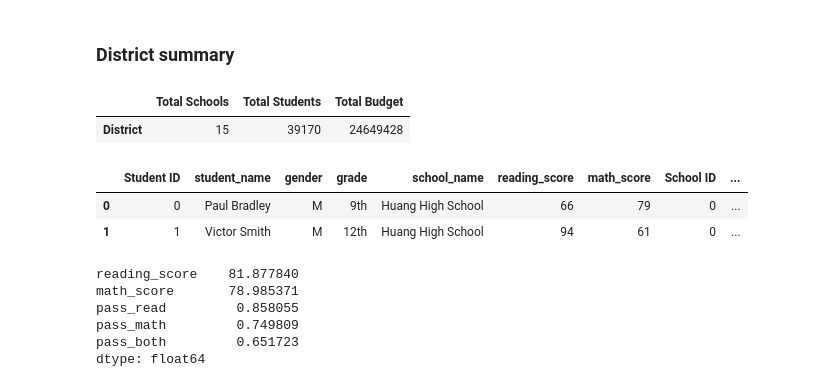
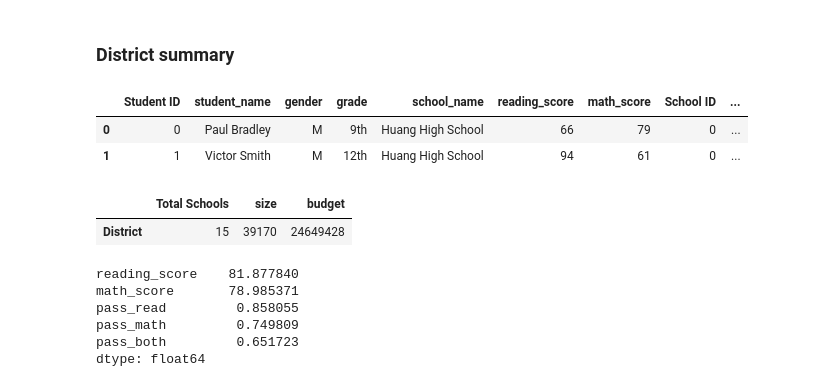
Before and after one commit to tri-bui/sandbox-analytics, a Jupyter notebook: pyschools/pycityschools.ipynb, the cells around one changed output. Saved outputs shown, nothing was run; the diff lists cells and outputs as text; code cells hidden in the pictures.

Commit message:
Refactor 'district summary' section in pyschools/pycityschools.ipynb

```diff
--- a/pyschools/pycityschools.ipynb
+++ b/pyschools/pycityschools.ipynb
@@ -86,25 +86,24 @@ print(pre, suf)
 ['Erik', 'Cory', 'Noah', 'Tony', 'Cody', 'Mark', 'Omar', 'Jon', 'Greg', 'Juan', 'Ryan', 'Adam', 'Seth', 'Todd', 'Sean', 'Eric'] ['III', 'Jr.', 'V', 'II', 'IV']
 # %% [markdown]
 ### District summary
+# %%
+# Add binary vars for passing score
+df['pass_read'] = (df.reading_score >= 70).astype(int) # passing reading score
+df['pass_math'] = (df.math_score >= 70).astype(int) # passing math score
+df['pass_both'] = np.min([df.pass_read, df.pass_math], axis=0) # passing both scores
+df.head(2)
+# %% [output]
+|  | Student ID | student_name | gender | grade | school_name | reading_score | math_score | School ID | ... |
+| 0 | 0 | Paul Bradley | M | 9th | Huang High School | 66 | 79 | 0 | ... |
+| 1 | 1 | Victor Smith | M | 12th | Huang High School | 94 | 61 | 0 | ... |
 # %%
 # District summary
-district_summary = pd.DataFrame(schools_df[['size', 'budget']].sum()).T
-district_summary.columns = ['Total Students', 'Total Budget']
-district_summary.index = ['District']
-district_summary['Total Schools'] = schools_df.shape[0]
-district_summary = district_summary[['Total Schools', 'Total Students', 'Total Budget']]
+district_summary = pd.DataFrame(school_df[['size', 'budget']].sum(), columns=['District']).T
+district_summary['Total Schools'] = school_df.shape[0]
+district_summary = district_summary[['Total Schools', 'size', 'budget']]
+district_summary_cols = ['Total Schools', 'Total Students', 'Total Budget']
 district_summary
 # %% [output]
-|  | Total Schools | Total Students | Total Budget |
+|  | Total Schools | size | budget |
 | District | 15 | 39170 | 24649428 |
-# %%
-# Add passing features
-df['pass_read'] = (df.reading_score >= 70).astype(int)
-df['pass_math'] = (df.math_score >= 70).astype(int)
-df['pass_both'] = ((df.pass_read + df.pass_math) / 2).astype(int)
-df.head(2)
-# %% [output]
-|  | Student ID | student_name | gender | grade | school_name | reading_score | math_score | School ID | ... |
-| 0 | 0 | Paul Bradley | M | 9th | Huang High School | 66 | 79 | 0 | ... |
-| 1 | 1 | Victor Smith | M | 12th | Huang High School | 94 | 61 | 0 | ... |
 # %%
```
Also changed, not shown: parts of 3 cells of this notebook.
